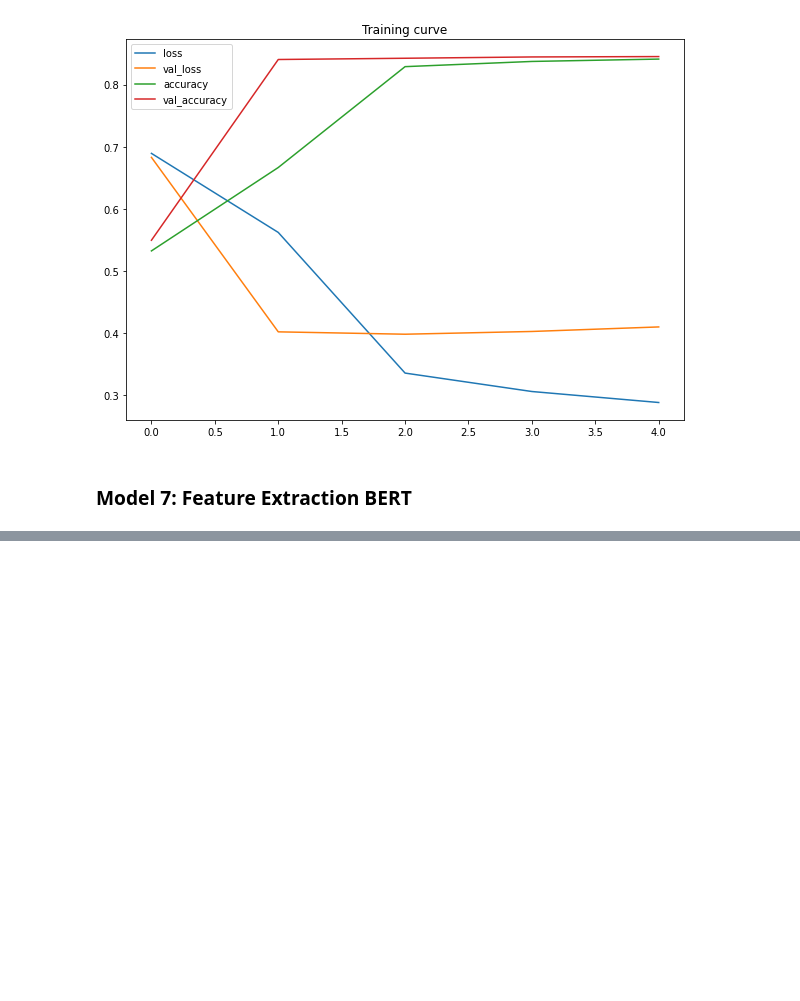
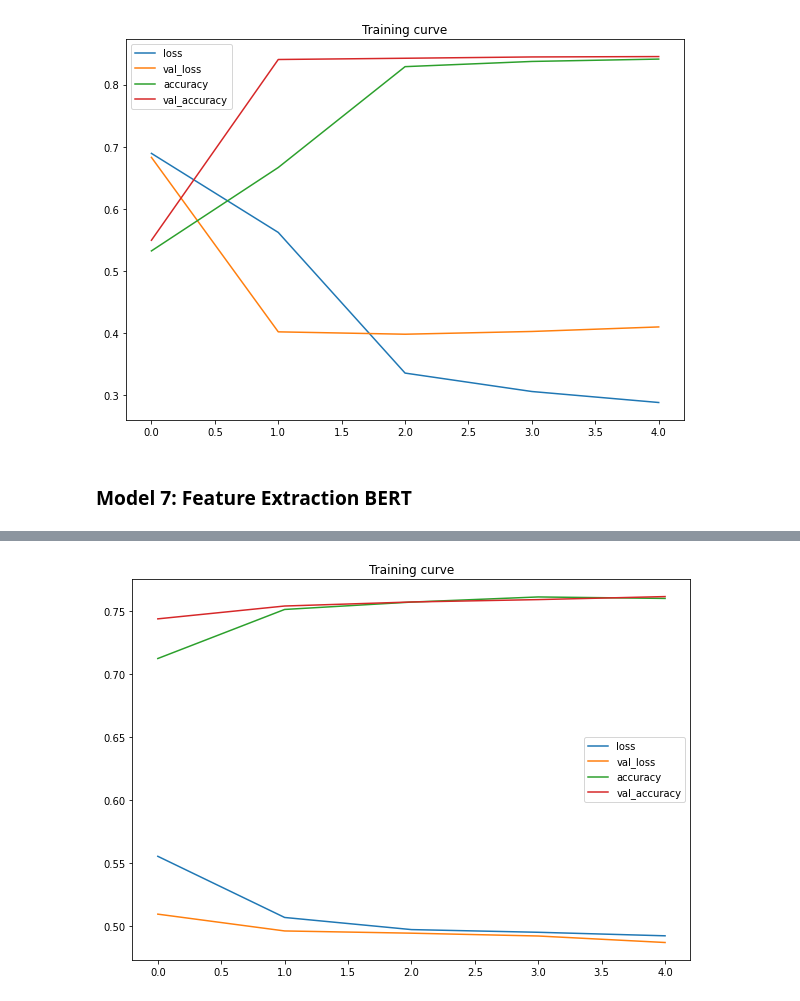
Before and after one commit to schauppi/Udemy_TensorFlow_Developer, a Jupyter notebook: Exam_preparation/nlp_imdb_sentiment_analysis.ipynb, the cells around one changed output, grey strips where cells are left out. Cells and saved outputs as stored; diff of their text form; code cells hidden in the pictures; blank space fills up the shorter version.

```diff
--- a/Exam_preparation/nlp_imdb_sentiment_analysis.ipynb
+++ b/Exam_preparation/nlp_imdb_sentiment_analysis.ipynb
@@ -671,0 +622,25 @@ tf.Tensor(
+# %%
+import numpy as np
+import tensorflow as tf
+import tensorflow_hub as hub
+import tensorflow_text as text
+
+bert_preprocess_model = hub.KerasLayer("https://tfhub.dev/tensorflow/bert_en_uncased_preprocess/3")
+bert_model = hub.KerasLayer("https://tfhub.dev/tensorflow/small_bert/bert_en_uncased_L-4_H-512_A-8/1")
+# %%
+text_input = tf.keras.layers.Input(shape=[], dtype=tf.string, name='text')
+encoder_inputs = bert_preprocess_model(text_input)
+outputs = bert_model(encoder_inputs)
+net = outputs['pooled_output']
+net = tf.keras.layers.Dropout(0.1)(net)
+net = tf.keras.layers.Dense(1, activation="sigmoid", name='classifier')(net)
+model_7 =  tf.keras.Model(text_input, net)
+# %%
+#Compile the model
+model_7.compile(loss="binary_crossentropy", optimizer="Adam", metrics="accuracy")
+# %%
+#Fit the model
+history_model_7 = model_7.fit(train_dataset,
+                              epochs=5,
+                              batch_size=128,
+                              validation_data=val_dataset)
@@ -671,0 +664,5 @@ tf.Tensor(
+# %%
+#Plot model history
+plot_training_curve(history_model_7)
+# %% [output]
+[figure, added]
```
Also changed, not shown: parts of 8 cells of this notebook.
